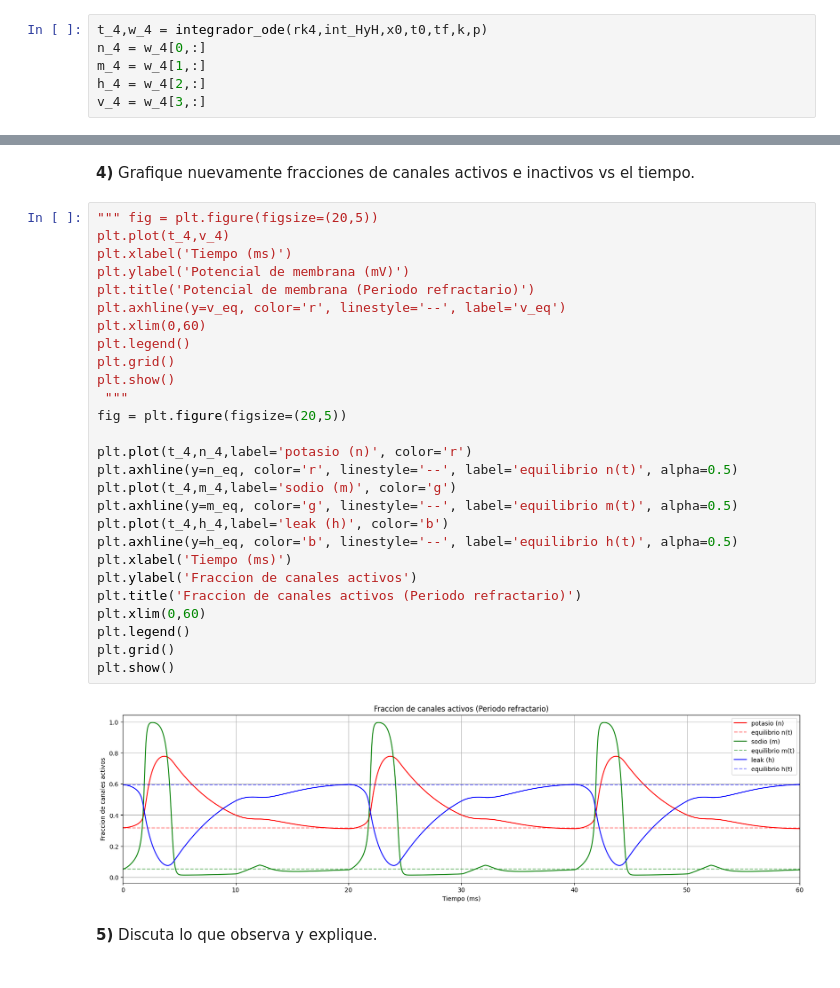
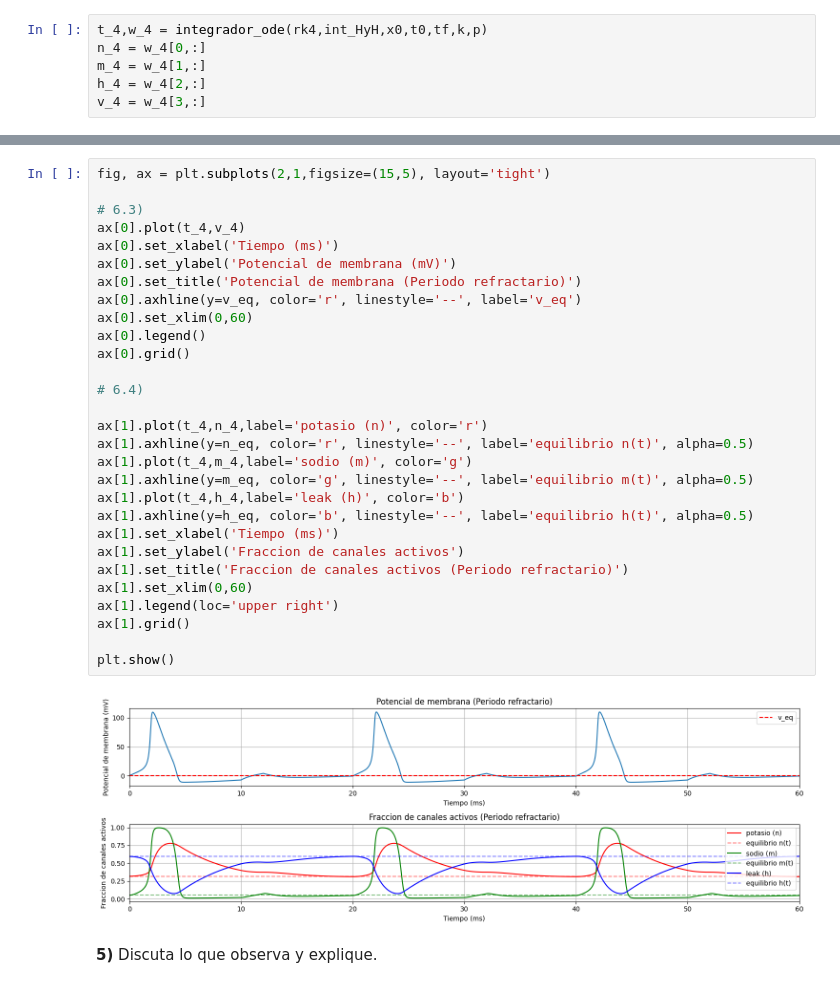
Before and after one commit to AdolfoBanchio/Modelo-Hodgkin-y-Huxley, a Jupyter notebook: redes_neuronales_2024_guia_8.ipynb, the cells around one changed output, grey strips where cells are left out. Cells and saved outputs as stored; diff of their text form.

```diff
--- a/redes_neuronales_2024_guia_8.ipynb
+++ b/redes_neuronales_2024_guia_8.ipynb
@@ -786,34 +783,34 @@ plt.show()
-# %% [markdown]
-**4)** Grafique nuevamente fracciones de canales activos e inactivos vs el tiempo.
 # %%
-""" fig = plt.figure(figsize=(20,5))
-plt.plot(t_4,v_4)
-plt.xlabel('Tiempo (ms)')
-plt.ylabel('Potencial de membrana (mV)')
-plt.title('Potencial de membrana (Periodo refractario)')
-plt.axhline(y=v_eq, color='r', linestyle='--', label='v_eq')
-plt.xlim(0,60)
-plt.legend()
-plt.grid()
+fig, ax = plt.subplots(2,1,figsize=(15,5), layout='tight')
+
+# 6.3)
+ax[0].plot(t_4,v_4)
+ax[0].set_xlabel('Tiempo (ms)')
+ax[0].set_ylabel('Potencial de membrana (mV)')
+ax[0].set_title('Potencial de membrana (Periodo refractario)')
+ax[0].axhline(y=v_eq, color='r', linestyle='--', label='v_eq')
+ax[0].set_xlim(0,60)
+ax[0].legend()
+ax[0].grid()
+
+# 6.4)
+
+ax[1].plot(t_4,n_4,label='potasio (n)', color='r')
+ax[1].axhline(y=n_eq, color='r', linestyle='--', label='equilibrio n(t)', alpha=0.5)
+ax[1].plot(t_4,m_4,label='sodio (m)', color='g')
+ax[1].axhline(y=m_eq, color='g', linestyle='--', label='equilibrio m(t)', alpha=0.5)
+ax[1].plot(t_4,h_4,label='leak (h)', color='b')
+ax[1].axhline(y=h_eq, color='b', linestyle='--', label='equilibrio h(t)', alpha=0.5)
+ax[1].set_xlabel('Tiempo (ms)')
+ax[1].set_ylabel('Fraccion de canales activos')
+ax[1].set_title('Fraccion de canales activos (Periodo refractario)')
+ax[1].set_xlim(0,60)
+ax[1].legend(loc='upper right')
+ax[1].grid()
+
 plt.show()
- """
-fig = plt.figure(figsize=(20,5))
-
-plt.plot(t_4,n_4,label='potasio (n)', color='r')
-plt.axhline(y=n_eq, color='r', linestyle='--', label='equilibrio n(t)', alpha=0.5)
-plt.plot(t_4,m_4,label='sodio (m)', color='g')
-plt.axhline(y=m_eq, color='g', linestyle='--', label='equilibrio m(t)', alpha=0.5)
-plt.plot(t_4,h_4,label='leak (h)', color='b')
-plt.axhline(y=h_eq, color='b', linestyle='--', label='equilibrio h(t)', alpha=0.5)
-plt.xlabel('Tiempo (ms)')
-plt.ylabel('Fraccion de canales activos')
-plt.title('Fraccion de canales activos (Periodo refractario)')
-plt.xlim(0,60)
-plt.legend()
-plt.grid()
-plt.show()
 # %% [output]
-[figure, old version]
+[figure, new version]
 # %% [markdown]
 **5)** Discuta lo que observa y explique.
 # %% [markdown]
```
Also changed, not shown: parts of 20 cells of this notebook, 12 other files.
